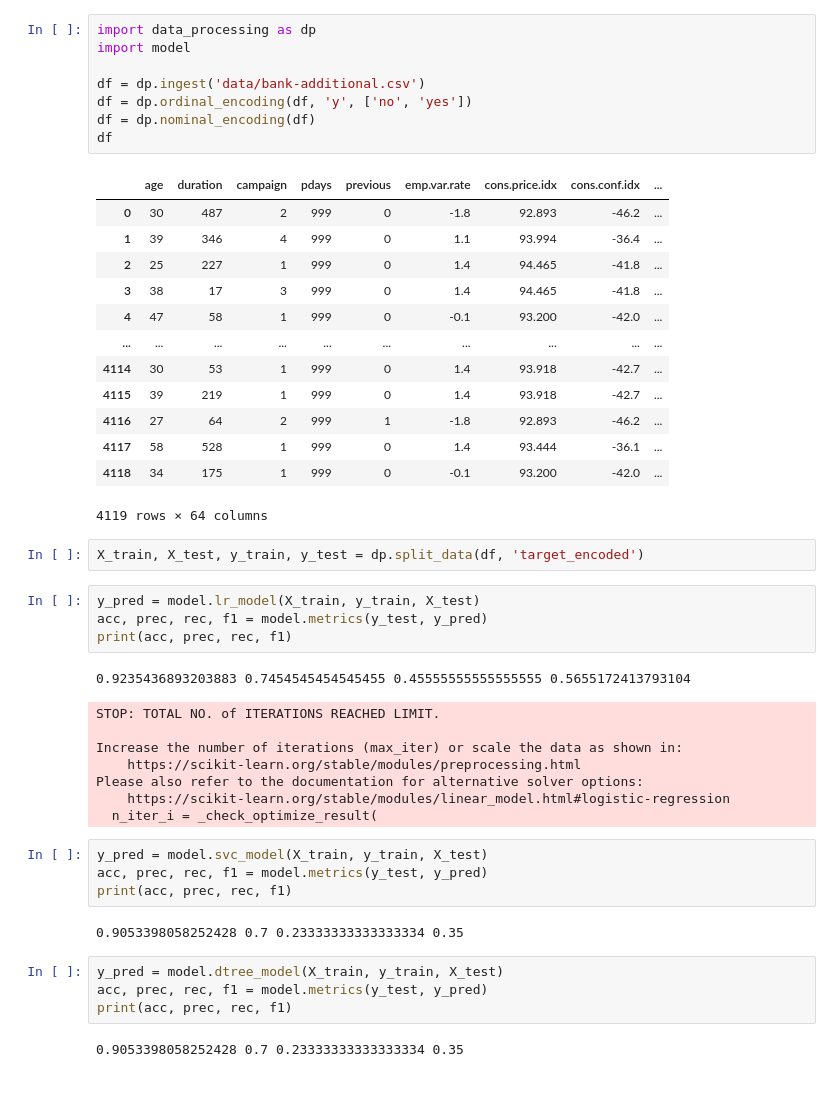
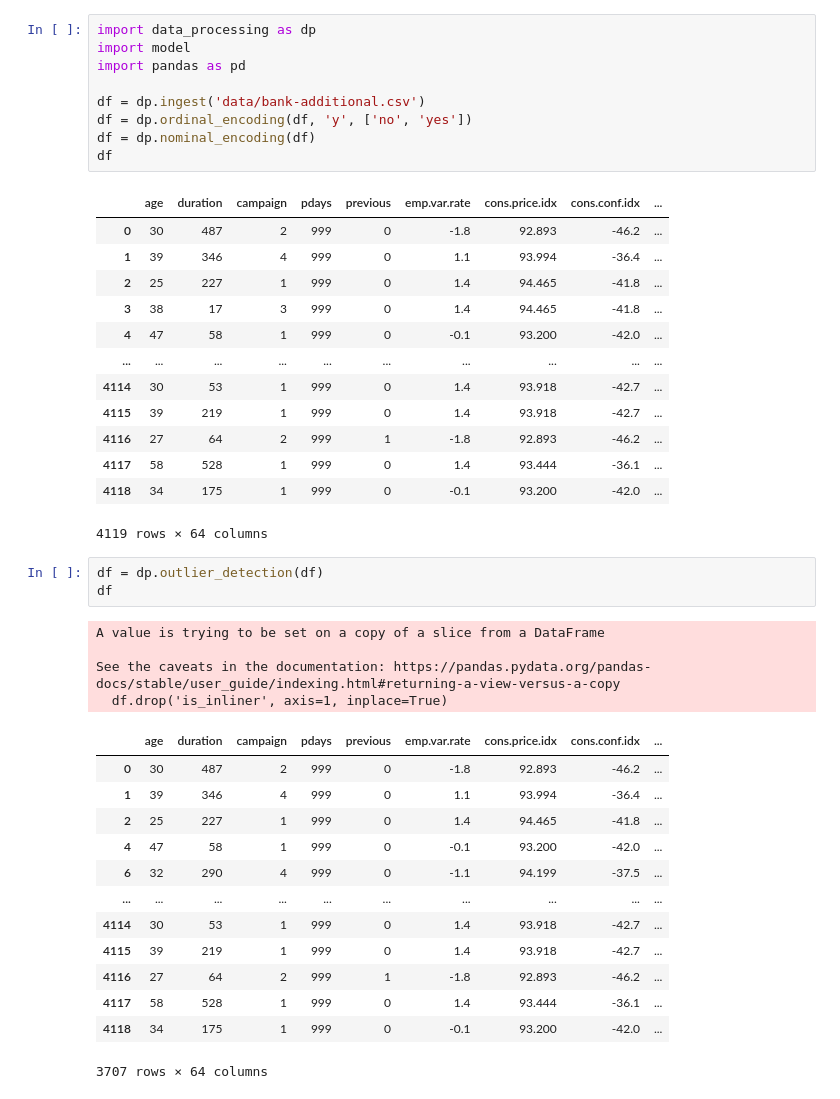
Before and after one commit to vishwasg217/Bank-Marketing, a Jupyter notebook: test.ipynb, the cells around one changed output. Drawn from its saved outputs; the diff is of its cells as text.

```diff
--- a/test.ipynb
+++ b/test.ipynb
@@ -1,6 +1,7 @@
 # %%
 import data_processing as dp
 import model
+import pandas as pd
 
 df = dp.ingest('data/bank-additional.csv')
 df = dp.ordinal_encoding(df, 'y', ['no', 'yes'])
@@ -20,30 +21,24 @@ df
 | 4117 | 58 | 528 | 1 | 999 | 0 | 1.4 | 93.444 | -36.1 | ... |
 | 4118 | 34 | 175 | 1 | 999 | 0 | -0.1 | 93.200 | -42.0 | ... |
 4119 rows × 64 columns
-# %%
-X_train, X_test, y_train, y_test = dp.split_data(df, 'target_encoded')
-# %%
-y_pred = model.lr_model(X_train, y_train, X_test)
-acc, prec, rec, f1 = model.metrics(y_test, y_pred)
-print(acc, prec, rec, f1)
-# %% [output]
-0.9235436893203883 0.7454545454545455 0.45555555555555555 0.5655172413793104
-STOP: TOTAL NO. of ITERATIONS REACHED LIMIT.
-
-Increase the number of iterations (max_iter) or scale the data as shown in:
-    https://scikit-learn.org/stable/modules/preprocessing.html
-Please also refer to the documentation for alternative solver options:
-    https://scikit-learn.org/stable/modules/linear_model.html#logistic-regression
-  n_iter_i = _check_optimize_result(
-# %%
-y_pred = model.svc_model(X_train, y_train, X_test)
-acc, prec, rec, f1 = model.metrics(y_test, y_pred)
-print(acc, prec, rec, f1)
-# %% [output]
-0.9053398058252428 0.7 0.23333333333333334 0.35
-# %%
-y_pred = model.dtree_model(X_train, y_train, X_test)
-acc, prec, rec, f1 = model.metrics(y_test, y_pred)
-print(acc, prec, rec, f1)
-# %% [output]
-0.9053398058252428 0.7 0.23333333333333334 0.35
+# %%
+df = dp.outlier_detection(df)
+df
+# %% [output]
+A value is trying to be set on a copy of a slice from a DataFrame
+
+See the caveats in the documentation: https://pandas.pydata.org/pandas-docs/stable/user_guide/indexing.html#returning-a-view-versus-a-copy
+  df.drop('is_inliner', axis=1, inplace=True)
+|  | age | duration | campaign | pdays | previous | emp.var.rate | cons.price.idx | cons.conf.idx | ... |
+| 0 | 30 | 487 | 2 | 999 | 0 | -1.8 | 92.893 | -46.2 | ... |
+| 1 | 39 | 346 | 4 | 999 | 0 | 1.1 | 93.994 | -36.4 | ... |
+| 2 | 25 | 227 | 1 | 999 | 0 | 1.4 | 94.465 | -41.8 | ... |
+| 4 | 47 | 58 | 1 | 999 | 0 | -0.1 | 93.200 | -42.0 | ... |
+| 6 | 32 | 290 | 4 | 999 | 0 | -1.1 | 94.199 | -37.5 | ... |
+| ... | ... | ... | ... | ... | ... | ... | ... | ... | ... |
+| 4114 | 30 | 53 | 1 | 999 | 0 | 1.4 | 93.918 | -42.7 | ... |
+| 4115 | 39 | 219 | 1 | 999 | 0 | 1.4 | 93.918 | -42.7 | ... |
+| 4116 | 27 | 64 | 2 | 999 | 1 | -1.8 | 92.893 | -46.2 | ... |
+| 4117 | 58 | 528 | 1 | 999 | 0 | 1.4 | 93.444 | -36.1 | ... |
+| 4118 | 34 | 175 | 1 | 999 | 0 | -0.1 | 93.200 | -42.0 | ... |
+3707 rows × 64 columns
```
Also changed, not shown: parts of 3 cells of this notebook, 11 other files.
